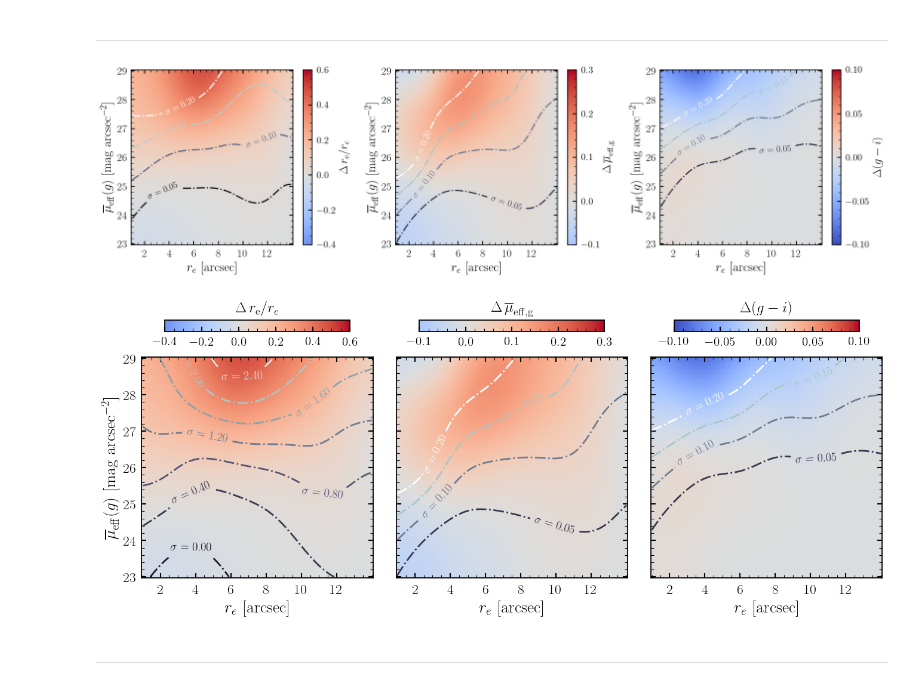
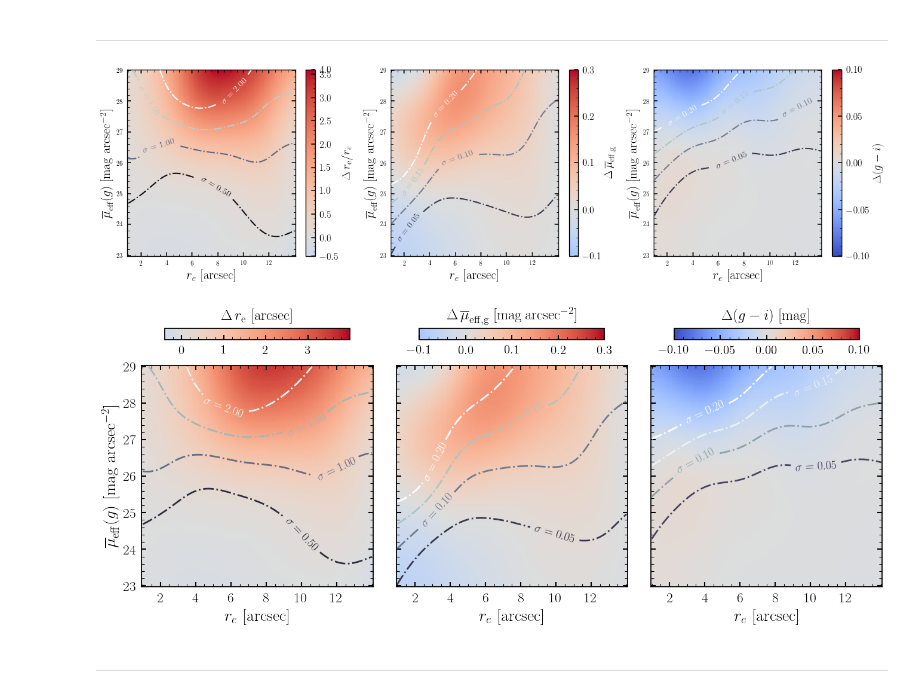
Before and after one commit to AstroJacobLi/kuaizi, a Jupyter notebook: diezi/scarlet_modeling/mock_sample/measurement_error_figure.ipynb, the cells around one changed output. Drawn from its saved outputs; the diff is of its cells as text; code cells hidden in the pictures.

Commit message:
write paper

```diff
--- a/diezi/scarlet_modeling/mock_sample/measurement_error_figure.ipynb
+++ b/diezi/scarlet_modeling/mock_sample/measurement_error_figure.ipynb
@@ -62,21 +62,26 @@ re_std = joblib.load(f'./Catalog/mock_sample/spergel/bias_std/re_std_rbf.pkl')
 
 C_bias = (re_bias(np.vstack([x1_test.ravel(), x2_test.ravel()]).T))
 re_meas_corr = x1_test.ravel() * (1 + C_bias)
+
+C_bias *= x1_test.ravel()
+
 C_std = re_std(np.vstack([x1_test.ravel(), x2_test.ravel()]).T)# * re_meas_corr
-# C_std[C_std < 0.3] = 0.3
+C_std[C_std < 0.3] = 0.3
+# C_std /= x1_test.ravel()
 
 pc = plt.pcolormesh(x1_test, x2_test, C_bias.reshape(*x1_test.shape),
-                    norm=MidpointNormalize(vmin=-0.4, vmax=0.6, midpoint=0),
+#                     norm=MidpointNormalize(vmin=-0.4, vmax=0.6, midpoint=0),
+                    norm=MidpointNormalize(vmin=-0.4, vmax=3.6, midpoint=0),
                     cmap='coolwarm',
                     alpha=1, rasterized=True)
 cbar = plt.colorbar(pc, ax=ax)
 cbar.ax.tick_params(labelsize=15)
 cbar.set_label(label=r'$\Delta\,r_{\rm e}/r_e$', size=18)
 CS = plt.contour(x1_test, x2_test, C_std.reshape(*x1_test.shape),
-#                  levels=[0.5, 1.0, 1.5, 2.0],
-                 levels=[0.05, 0.1, 0.15, 0.2],
+                 levels=[0.5, 1.0, 1.5, 2.0], vmin=0.4, vmax=1.8,
+#                  levels=[0.05, 0.1, 0.15, 0.2], vmin=0.04, vmax=0.18,
                  linewidths=2, linestyles='-.',
-                 cmap='bone', vmin=0.04, vmax=0.18,
+                 cmap='bone',
                  alpha=1, zorder=10, rasterized=True)
 plt.clabel(CS, CS.levels, fmt="$\sigma=%.2f$",
            inline=True, fontsize=14)
@@ -124,34 +129,34 @@ gi_std = joblib.load(f'./Catalog/mock_sample/spergel/bias_std/color/gi_std_rbf.p
 
 C_bias = gi_bias(np.vstack([x1_test.ravel(), x2_test.ravel()]).T)
 C_std = gi_std(np.vstack([x1_test.ravel(), x2_test.ravel()]).T)
 C_std[C_std < 0.02] = 0.02
 
 pc = plt.pcolormesh(x1_test, x2_test, C_bias.reshape(*x1_test.shape),
                     norm=MidpointNormalize(vmin=-0.1, vmax=0.1, midpoint=0),
                     cmap='coolwarm',
                     alpha=1, rasterized=True)
 cbar = plt.colorbar(pc, ax=ax,
                     ticks=[-0.1, -0.05, 0, 0.05, 0.1])
 cbar.ax.tick_params(labelsize=15)
 cbar.set_label(label=r'$\Delta(g-i)$', size=18)
 
 CS = plt.contour(x1_test, x2_test, C_std.reshape(*x1_test.shape),
                  linewidths=2, linestyles='-.',
                  levels=[0.05, 0.10, 0.15, 0.20],
                  cmap='bone', vmin=0., vmax=0.2,
                  alpha=1, zorder=10, rasterized=True)
 plt.clabel(CS, CS.levels, fmt='$\sigma=%.2f$',
            inline=True, fontsize=14)
 plt.xlabel(r'$r_{e}$ [arcsec]', fontsize=labelsize)
 plt.ylabel(r'$\overline{\mu}_{\rm eff} (g)$ [mag arcsec$^{-2}$]', fontsize=labelsize)
 
 plt.tight_layout()
 # plt.savefig('/tigress/jiaxuanl/public_html/figure/udg_paper/meas_error_spergel.pdf',
 #             bbox_inches='tight')
 
 # plt.subplots_adjust(wspace=0.3, hspace=0.06)
 # %% [output]
-[figure, old version]
+[figure, new version]
 # %%
 from mpl_toolkits.axes_grid1.inset_locator import inset_axes
 # %%
@@ -170,16 +175,19 @@ re_std = joblib.load(f'./Catalog/mock_sample/spergel/bias_std/re_std_rbf.pkl')
 C_bias = (re_bias(np.vstack([x1_test.ravel(), x2_test.ravel()]).T))
 re_meas_corr = x1_test.ravel() * (1 + C_bias)
 C_std = re_std(np.vstack([x1_test.ravel(), x2_test.ravel()]).T)# * re_meas_corr
-# C_std[C_std < 0.3] = 0.3
+C_std[C_std < 0.3] = 0.3
+C_bias *= x1_test.ravel()
 
 pc = plt.pcolormesh(x1_test, x2_test, C_bias.reshape(*x1_test.shape),
-                    norm=MidpointNormalize(vmin=-0.4, vmax=0.6, midpoint=0),
+#                     norm=MidpointNormalize(vmin=-0.4, vmax=0.6, midpoint=0),
+                    norm=MidpointNormalize(vmin=-0.4, vmax=4., midpoint=0),
                     cmap='coolwarm',
                     alpha=1, rasterized=True)
 CS = plt.contour(x1_test, x2_test, C_std.reshape(*x1_test.shape),
 #                  levels=[0.05, 0.1, 0.15, 0.2],
+                 levels=[0.5, 1.0, 1.5, 2.0], vmin=0.1, vmax=2.1,
                  linewidths=2, linestyles='-.',
-                 cmap='bone', #vmin=0.04, vmax=0.18,
+                 cmap='bone',
                  alpha=1, zorder=10, rasterized=True)
 plt.clabel(CS, CS.levels, fmt="$\sigma=%.2f$",
            inline=True, fontsize=14)
@@ -191,9 +199,12 @@ ax_cbar = inset_axes(ax, width='80%', height='5%', loc='upper center',
                      bbox_to_anchor=(0, 0.2, 1, 1),
                      bbox_transform=ax.transAxes)
 cbar = plt.colorbar(pc, cax=ax_cbar, orientation='horizontal',
-                    ticks=[-0.4, -0.2, 0, 0.2, 0.4, 0.6])
+#                     ticks=[-0.4, -0.2, 0, 0.2, 0.4, 0.6]
+                    ticks=[0, 1, 2, 3]
+                   )
 cbar.ax.tick_params(labelsize=15)
-cbar.ax.set_title(r'$\Delta\,r_{\rm e}/r_e$', size=18)
+# cbar.ax.set_title(r'$\Delta\,r_{\rm e}/r_e$', size=18)
+cbar.ax.set_title(r'$\Delta\,r_{\rm e}$ [arcsec]', size=18)
 
 ######
 plt.sca(axes[1])
@@ -228,7 +239,7 @@ ax_cbar = inset_axes(ax, width='80%', height='5%', loc='upper center',
 cbar = plt.colorbar(pc, cax=ax_cbar, orientation='horizontal',
                     ticks=[-0.1, 0, 0.1, 0.2, 0.3])
 cbar.ax.tick_params(labelsize=15)
-cbar.ax.set_title(r'$\Delta\,\overline{\mu}_{\rm eff, g}$', size=18)
+cbar.ax.set_title(r'$\Delta\,\overline{\mu}_{\rm eff, g}$ [mag$\,$arcsec$^{-2}$]', size=18)
 
 ####### color ######
 plt.sca(axes[2])
@@ -248,7 +259,7 @@ pc = plt.pcolormesh(x1_test, x2_test, C_bias.reshape(*x1_test.shape),
 CS = plt.contour(x1_test, x2_test, C_std.reshape(*x1_test.shape),
                  linewidths=2, linestyles='-.',
                  levels=[0.05, 0.10, 0.15, 0.20],
-                 cmap='bone', vmin=0., vmax=0.2,
+                 cmap='bone', vmin=0., vmax=0.16,
                  alpha=1, zorder=10, rasterized=True)
 plt.clabel(CS, CS.levels, fmt='$\sigma=%.2f$',
            inline=True, fontsize=14)
@@ -261,15 +272,15 @@ ax_cbar = inset_axes(ax, width='80%', height='5%', loc='upper center',
 cbar = plt.colorbar(pc, cax=ax_cbar, orientation='horizontal',
                     ticks=[-0.1, -0.05, 0, 0.05, 0.1])
 cbar.ax.tick_params(labelsize=15)
-cbar.ax.set_title(r'$\Delta(g-i)$', size=18)
+cbar.ax.set_title(r'$\Delta(g-i)$ [mag]', size=18)
 
 # plt.tight_layout()
 plt.subplots_adjust(wspace=0.1)
 
-# plt.savefig('/tigress/jiaxuanl/public_html/figure/udg_paper/meas_error_spergel.pdf',
-#             bbox_inches='tight')
+plt.savefig('/tigress/jiaxuanl/public_html/figure/udg_paper/meas_error_spergel.pdf',
+            bbox_inches='tight')
 # %% [output]
-[figure, old version]
+[figure, new version]
 # %% [markdown]
 ----
 # %%
```
Also changed, not shown: 8 other files.
